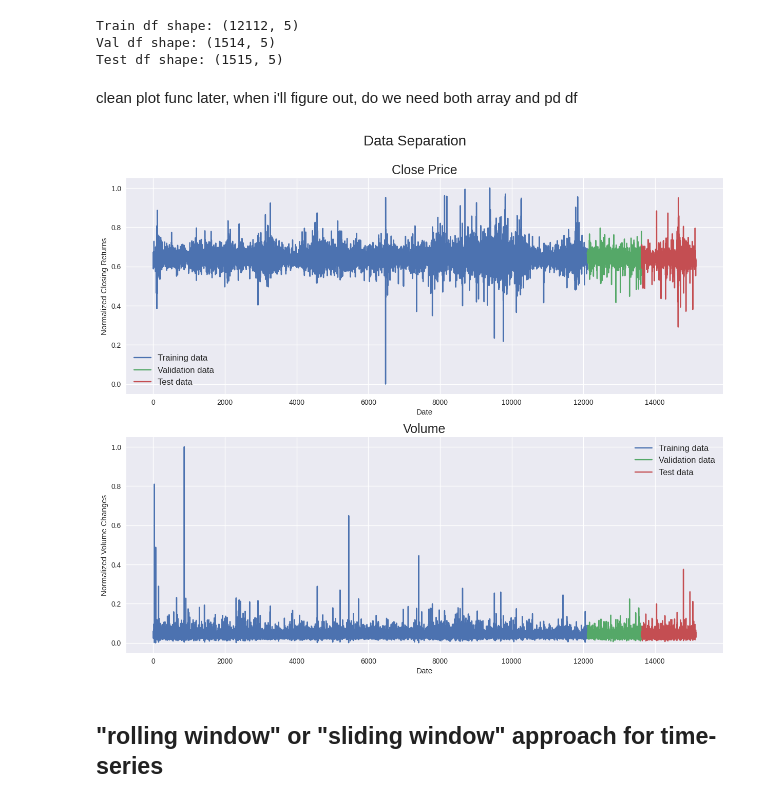
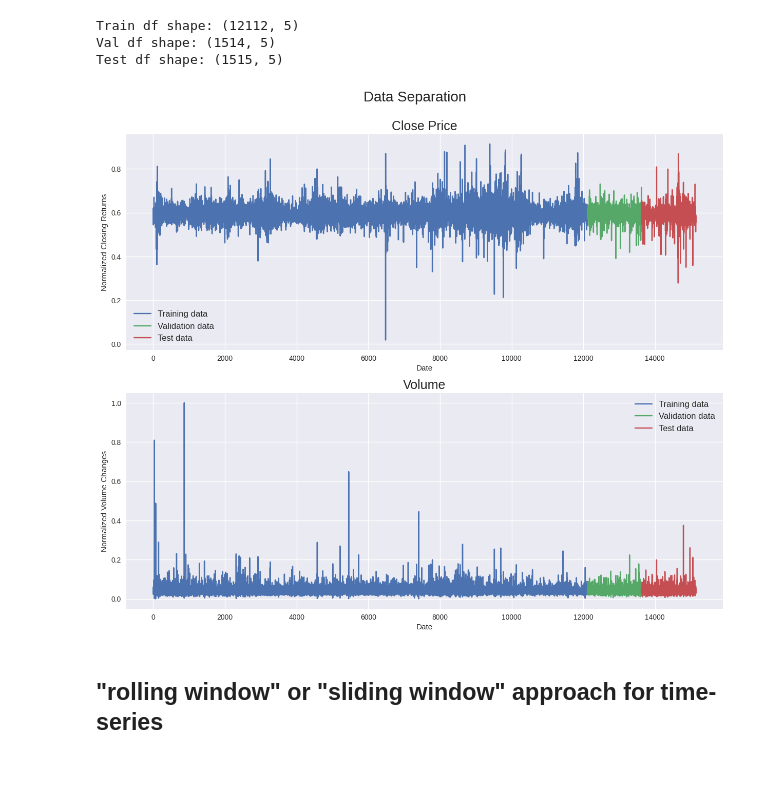
Before and after one commit to annalimm/MultiTimeSeries_Transformer, a Jupyter notebook: MultiTimeSer.ipynb, the cells around one changed output. Saved outputs shown, nothing was run; the diff lists cells and outputs as text; code cells hidden in the pictures; blank space fills up the shorter version.

```diff
--- a/MultiTimeSer.ipynb
+++ b/MultiTimeSer.ipynb
@@ -180,3 +172,2 @@ def normaliz(df):
 # %%
-preproc_df = normaliz(conv_df)
-preproc_df
+preproc_df = mm_norm(conv_df)
@@ -230,60 +191,59 @@ def df_split(df):
   print('Train df shape: {}'.format(df_train.shape))
   print('Val df shape: {}'.format(df_val.shape))
   print('Test df shape: {}'.format(df_test.shape))
-  # return df_train, df_val, df_test
+  return df_train, df_val, df_test
 
-  # convert pd colums inro arrays for Transformer
-  arr_train = df_train.values
-  arr_val = df_val.values
-  arr_test = df_test.values
+  # # convert pd colums inro arrays for Transformer
+  # arr_train = df_train.values
+  # arr_val = df_val.values
+  # arr_test = df_test.values
 
   # print('Train arr shape: {}'.format(arr_train.shape))
   # print('Test arr shape: {}'.format(arr_val.shape))
   # print('Val arr shape: {}'.format(arr_test.shape))
-  return df_train, df_val, df_test, arr_train, arr_val, arr_test
+  # return df_train, df_val, df_test, arr_train, arr_val, arr_test
 # %%
-df_train, df_val, df_test, arr_train, arr_val, arr_test = df_split(preproc_df)
+# df_train, df_val, df_test, arr_train, arr_val, arr_test = df_split(preproc_df)
+df_train, df_val, df_test = df_split(preproc_df)
 # %% [output]
 Train df shape: (12112, 5)
 Val df shape: (1514, 5)
 Test df shape: (1515, 5)
-# %% [markdown]
-clean plot func later, when i'll figure out, do we need both array and pd df
 # %%
-def split_plot(train_arr, df_train, val_arr, df_val, test_arr, df_test):
+def split_plot(df_train, df_val, df_test):
   fig = plt.figure(figsize=(15,12))
   st = fig.suptitle("Data Separation", fontsize=20)
   st.set_y(0.95)
 
   ax1 = fig.add_subplot(211)
-  ax1.plot(np.arange(train_arr.shape[0]), df_train['Close'], label='Training data')
+  ax1.plot(np.arange(df_train.shape[0]), df_train['Close'], label='Training data')
 
-  ax1.plot(np.arange(train_arr.shape[0],
-                    train_arr.shape[0]+val_arr.shape[0]), df_val['Close'], label='Validation data')
+  ax1.plot(np.arange(df_train.shape[0],
+                    df_train.shape[0]+df_val.shape[0]), df_val['Close'], label='Validation data')
 
-  ax1.plot(np.arange(train_arr.shape[0]+val_arr.shape[0],
-                    train_arr.shape[0]+val_arr.shape[0]+test_arr.shape[0]), df_test['Close'], label='Test data')
+  ax1.plot(np.arange(df_train.shape[0]+df_val.shape[0],
+                    df_train.shape[0]+df_val.shape[0]+df_test.shape[0]), df_test['Close'], label='Test data')
   ax1.set_xlabel('Date')
   ax1.set_ylabel('Normalized Closing Returns')
   ax1.set_title("Close Price", fontsize=18)
   ax1.legend(loc="best", fontsize=12)
 
   ax2 = fig.add_subplot(212)
-  ax2.plot(np.arange(train_arr.shape[0]), df_train['Volume'], label='Training data')
+  ax2.plot(np.arange(df_train.shape[0]), df_train['Volume'], label='Training data')
 
-  ax2.plot(np.arange(train_arr.shape[0],
-                    train_arr.shape[0]+val_arr.shape[0]), df_val['Volume'], label='Validation data')
+  ax2.plot(np.arange(df_train.shape[0],
+                    df_train.shape[0]+df_val.shape[0]), df_val['Volume'], label='Validation data')
 
-  ax2.plot(np.arange(train_arr.shape[0]+val_arr.shape[0],
-                    train_arr.shape[0]+val_arr.shape[0]+test_arr.shape[0]), df_test['Volume'], label='Test data')
+  ax2.plot(np.arange(df_train.shape[0]+df_val.shape[0],
+                    df_train.shape[0]+df_val.shape[0]+df_test.shape[0]), df_test['Volume'], label='Test data')
   ax2.set_xlabel('Date')
   ax2.set_ylabel('Normalized Volume Changes')
   ax2.set_title("Volume", fontsize=18)
   ax2.legend(loc="best", fontsize=12)
 # %%
-split_plot(df_train, df_train, df_val, df_val, df_test, df_test)
+split_plot(df_train, df_val, df_test)
 # %% [output]
-[figure, old version]
+[figure, new version]
 # %% [markdown]
 ## "rolling window" or "sliding window" approach for time-series
 # %% [markdown]
```
Also changed, not shown: parts of 46 cells of this notebook.
